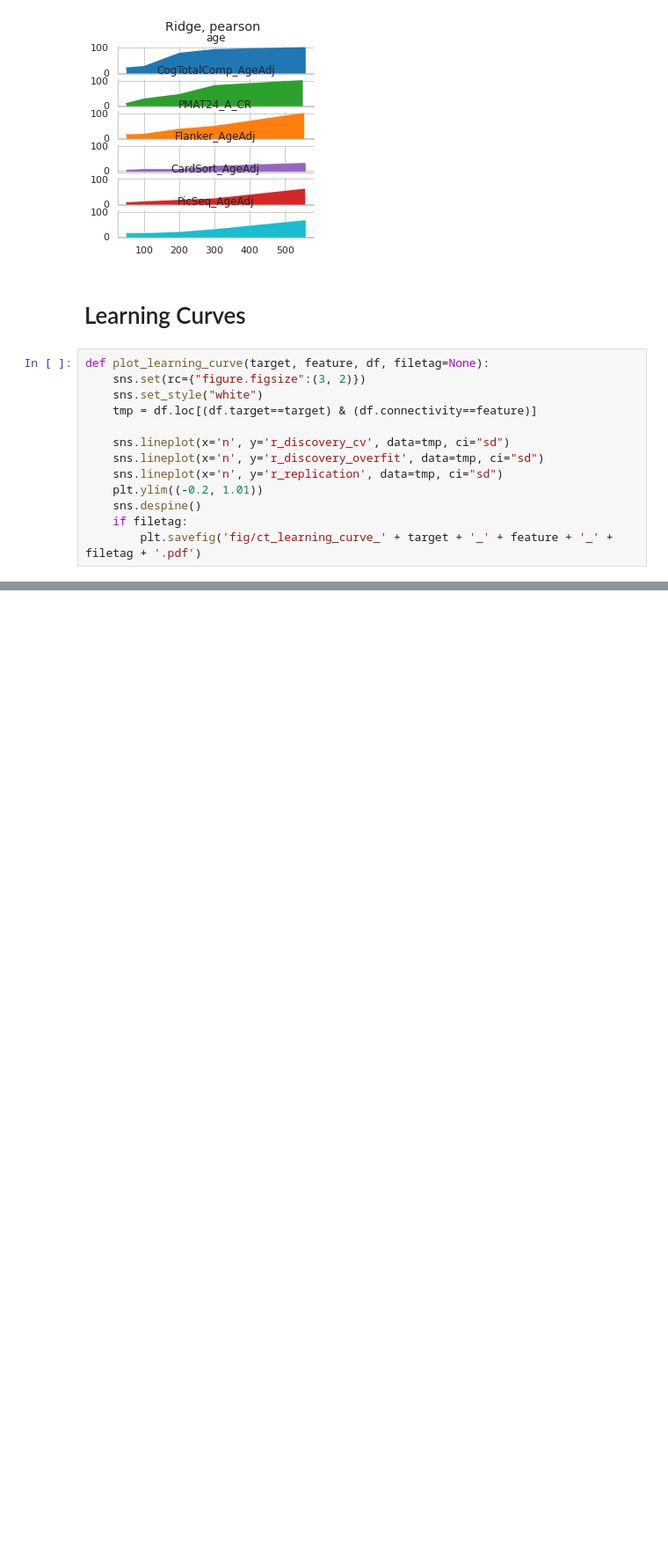
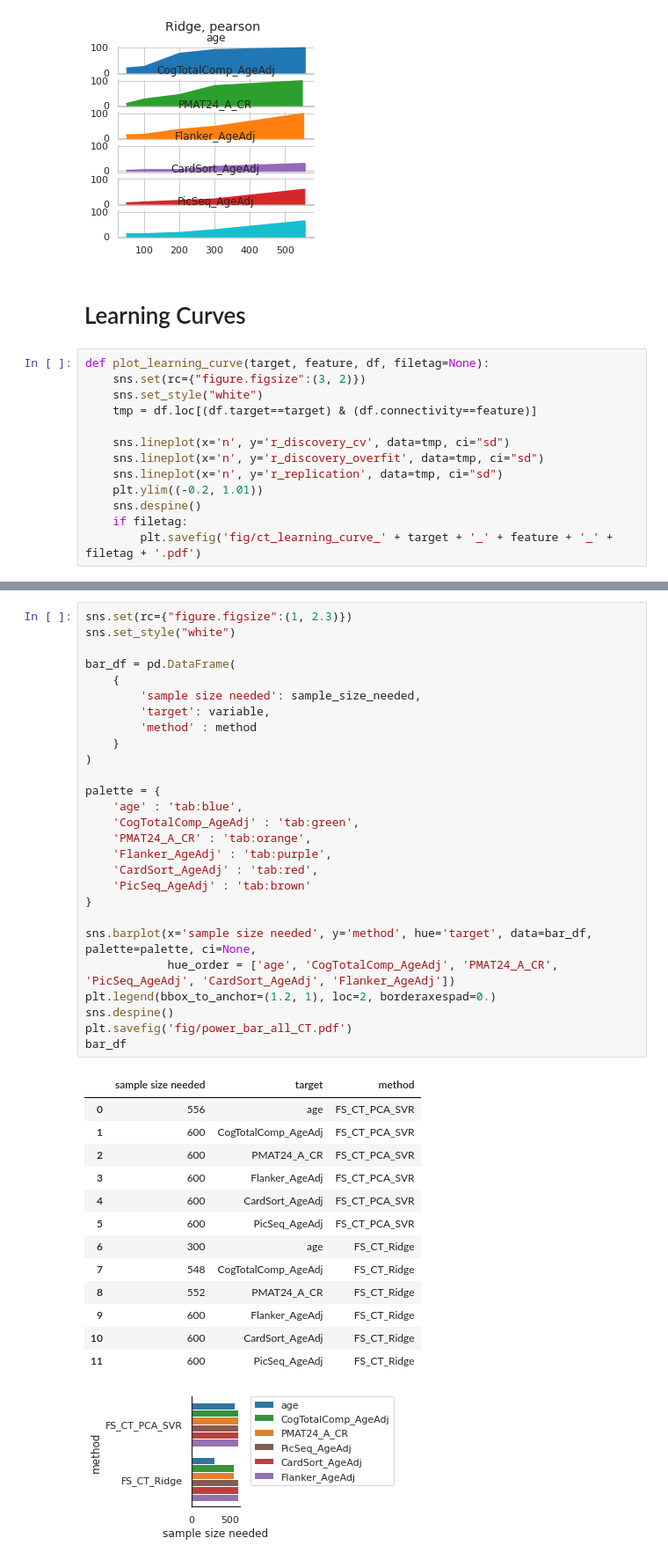
Before and after one commit to spisakt/BWAS_comment, a Jupyter notebook: plot_results_CT.ipynb, the cells around one changed output, grey strips where cells are left out. Shown: that part at 88% size. Drawn from its saved outputs; the diff is of its cells as text; blank space fills up the shorter version.

```diff
--- a/plot_results_CT.ipynb
+++ b/plot_results_CT.ipynb
@@ -436,0 +539,42 @@ plot_learning_curve(target='CogTotalComp_AgeAdj', feature='FS_CT', df=df, fileta
+# %%
+sns.set(rc={"figure.figsize":(1, 2.3)})
+sns.set_style("white")
+
+bar_df = pd.DataFrame(
+    {
+        'sample size needed': sample_size_needed,
+        'target': variable,
+        'method' : method
+    }
+)
+
+palette = {
+    'age' : 'tab:blue',
+    'CogTotalComp_AgeAdj' : 'tab:green',
+    'PMAT24_A_CR' : 'tab:orange',
+    'Flanker_AgeAdj' : 'tab:purple',
+    'CardSort_AgeAdj' : 'tab:red',
+    'PicSeq_AgeAdj' : 'tab:brown'
+}
+
+sns.barplot(x='sample size needed', y='method', hue='target', data=bar_df, palette=palette, ci=None,
+            hue_order = ['age', 'CogTotalComp_AgeAdj', 'PMAT24_A_CR', 'PicSeq_AgeAdj', 'CardSort_AgeAdj', 'Flanker_AgeAdj'])
+plt.legend(bbox_to_anchor=(1.2, 1), loc=2, borderaxespad=0.)
+sns.despine()
+plt.savefig('fig/power_bar_all_CT.pdf')
+bar_df
+# %% [output]
+|  | sample size needed | target | method |
+| 0 | 556 | age | FS_CT_PCA_SVR |
+| 1 | 600 | CogTotalComp_AgeAdj | FS_CT_PCA_SVR |
+| 2 | 600 | PMAT24_A_CR | FS_CT_PCA_SVR |
+| 3 | 600 | Flanker_AgeAdj | FS_CT_PCA_SVR |
+| 4 | 600 | CardSort_AgeAdj | FS_CT_PCA_SVR |
+| 5 | 600 | PicSeq_AgeAdj | FS_CT_PCA_SVR |
+| 6 | 300 | age | FS_CT_Ridge |
+| 7 | 548 | CogTotalComp_AgeAdj | FS_CT_Ridge |
+| 8 | 552 | PMAT24_A_CR | FS_CT_Ridge |
+| 9 | 600 | Flanker_AgeAdj | FS_CT_Ridge |
+| 10 | 600 | CardSort_AgeAdj | FS_CT_Ridge |
+| 11 | 600 | PicSeq_AgeAdj | FS_CT_Ridge |
+[figure, added]
```
Also changed, not shown: parts of 30 cells of this notebook, 47 other files.
